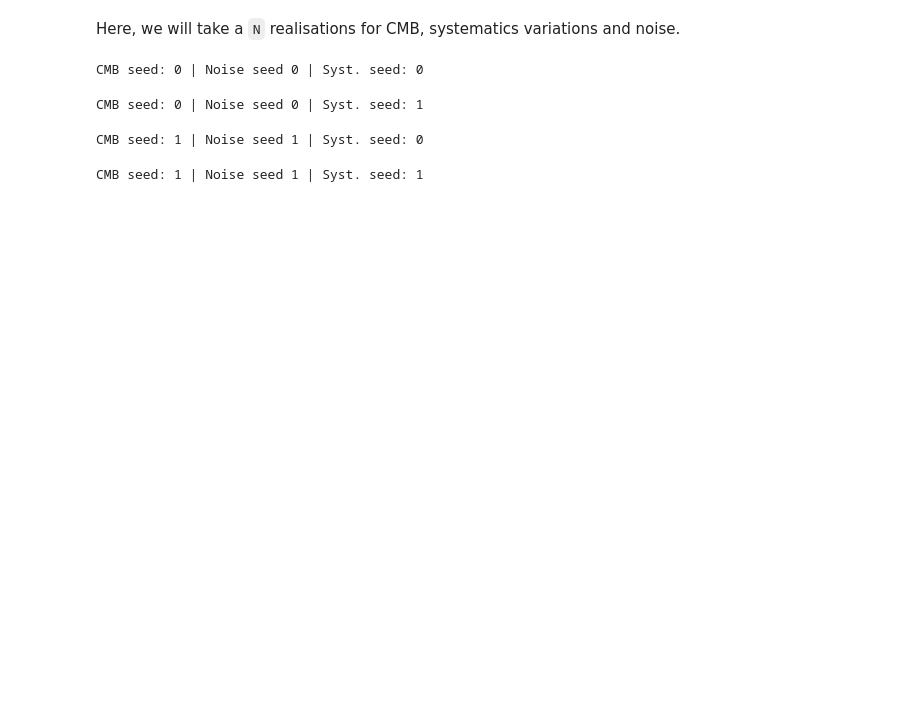
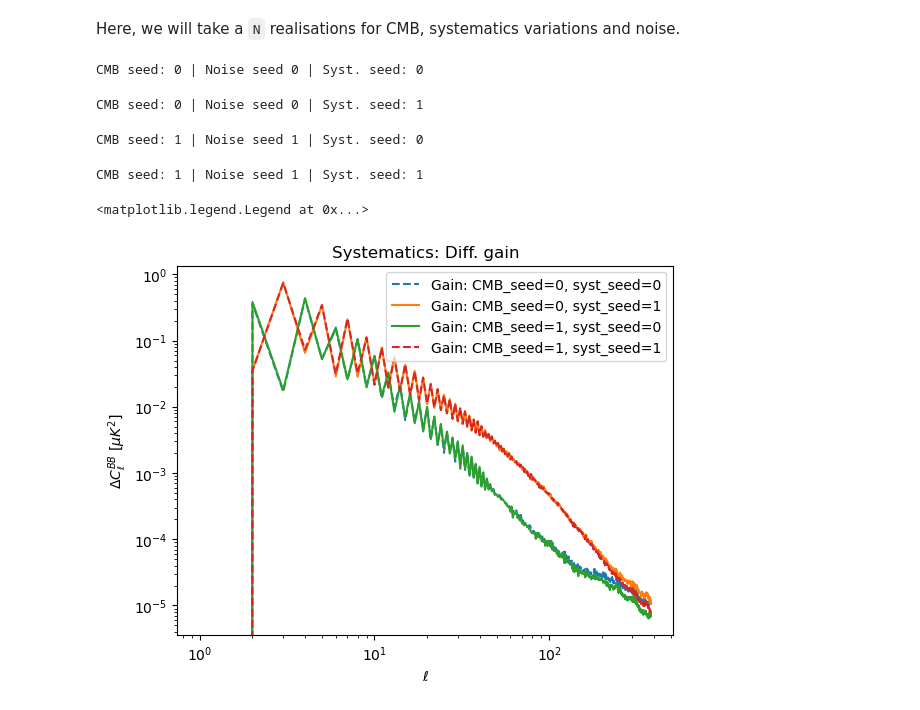
Before and after one commit to yusuke-takase/SBM, a Jupyter notebook: notebooks/pipeline.ipynb, the cells around one changed output. Saved outputs shown, nothing was run; the diff lists cells and outputs as text; code cells hidden in the pictures; blank space fills up the shorter version.

```diff
--- a/notebooks/pipeline.ipynb
+++ b/notebooks/pipeline.ipynb
@@ -17,10 +18,10 @@ flatfile_location = tomlinfo["repositories"][0]["location"]
 
 imo = lbs.Imo(flatfile_location=flatfile_location)
 # %%
-channel = sbm.channel_list[0]
+channel = "H1-195"#sbm.channel_list[0]
 
 config = sbm.Configlation(imo, channel)
-config.mdim = 7
+config.mdim = 2
 config.parallel = True
 config.nside = 128
 
@@ -71,3 +90,18 @@ CMB seed: 0 | Noise seed 0 | Syst. seed: 0
 CMB seed: 0 | Noise seed 0 | Syst. seed: 1
 CMB seed: 1 | Noise seed 1 | Syst. seed: 0
 CMB seed: 1 | Noise seed 1 | Syst. seed: 1
+# %%
+for i,cmb_seed in enumerate(cmb_syst_seed_array):
+    for j,syst_seed in enumerate(cmb_syst_seed_array):
+        if i != j:
+            line = "-"
+        else:
+            line = "--"
+        plt.loglog(delta_cl_gain[i,j,2,:], line, label=f"Gain: CMB_seed={cmb_seed}, syst_seed={syst_seed}")
+plt.title("Systematics: Diff. gain")
+plt.xlabel(r"$\ell$")
+plt.ylabel(r"$\Delta C_\ell^{BB}$ [$\mu K^2$]")
+plt.legend()
+# %% [output]
+<matplotlib.legend.Legend at 0x...>
+[figure, added]
```
Also changed, not shown: parts of 4 cells of this notebook, 2 other files.
